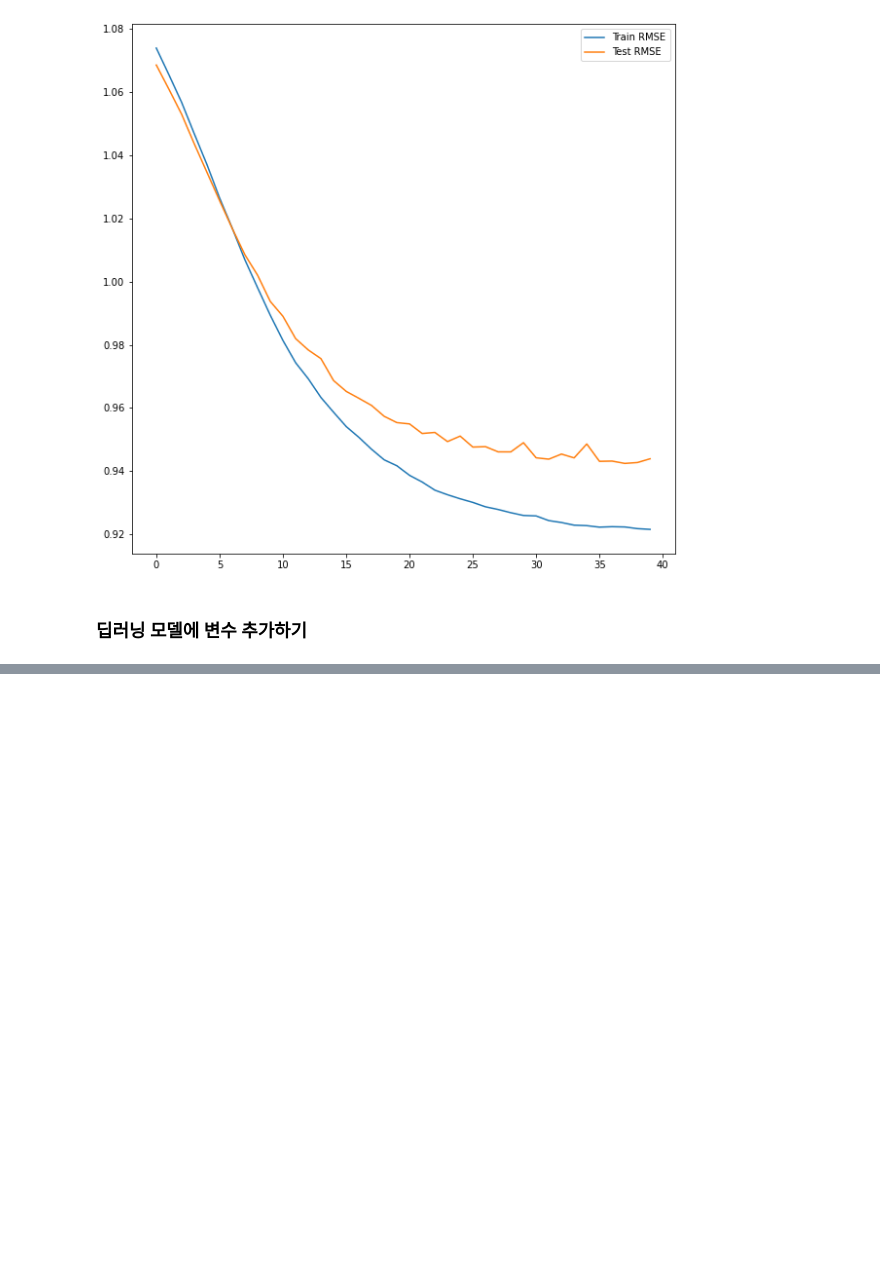
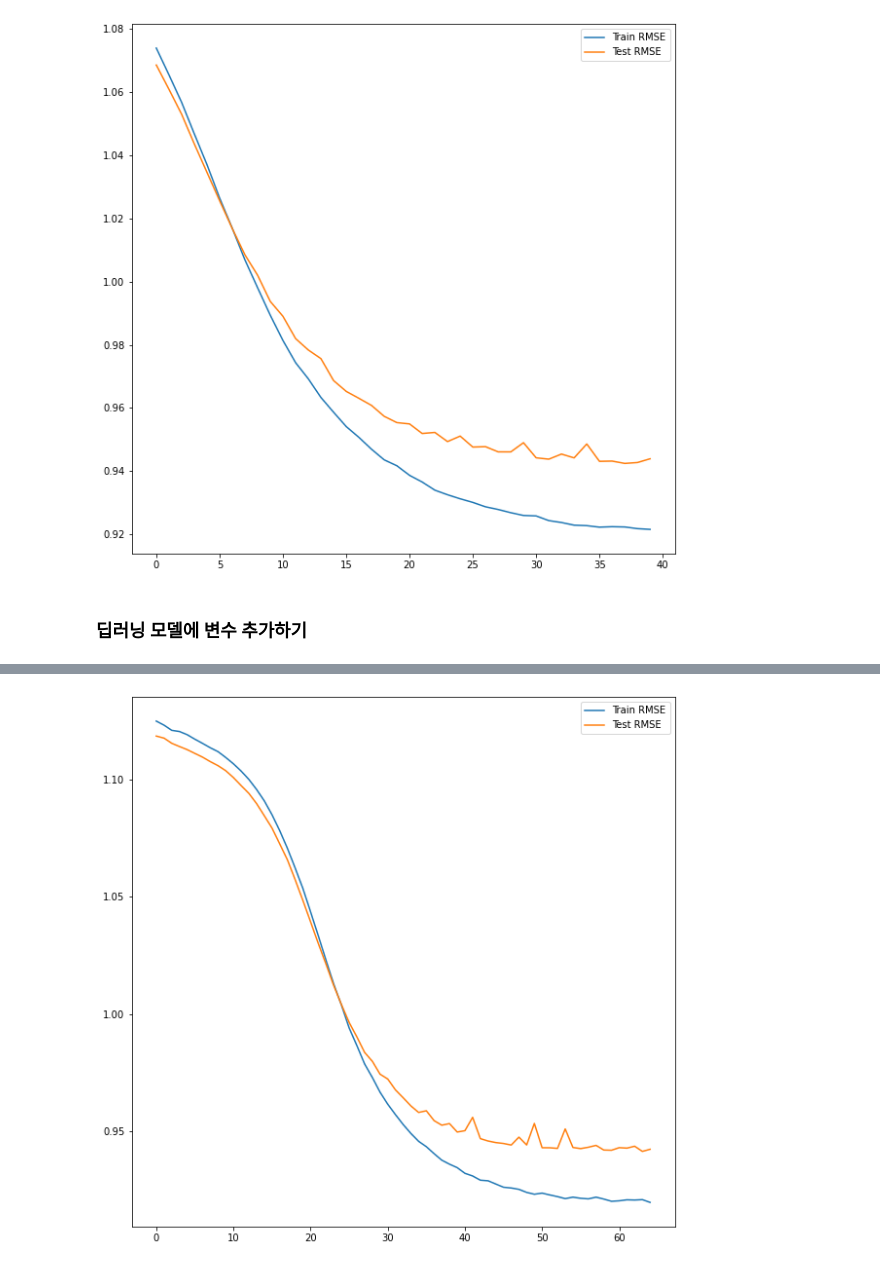
Before and after one commit to sangjinsu/personalized-recommendation-system, a Jupyter notebook: 딥러닝을적용한추천시스템.ipynb, the cells around one changed output, grey strips where cells are left out. Drawn from its saved outputs; the diff is of its cells as text; code cells hidden in the pictures; blank space fills up the shorter version.

```diff
--- a/딥러닝을적용한추천시스템.ipynb
+++ b/딥러닝을적용한추천시스템.ipynb
@@ -358,7 +358,7 @@ train_occ = pd.merge(ratings_train, users, on='user_id')['occupation']
 test_occ = pd.merge(ratings_test, users, on='user_id')['occupation']
 
 K = 200
-mu = ratings_train.mean()
+mu = ratings_train.rating.mean()
 
 M = ratings.user_id.max() + 1
 N = ratings.movie_id.max() + 1
@@ -385,8 +385,10 @@ user_bias = Flatten()(user_bias)
 item_bias = Flatten()(item_bias)
 
 occ = Input(shape=(1,))
+OCC_embedding = Embedding(L, 3, embeddings_regularizer=l2())(occ)
+OCC_layer = Flatten()(OCC_embedding)
 
-R = Concatenate()([P_embedding, Q_embedding, user_bias, item_bias])
+R = Concatenate()([P_embedding, Q_embedding, user_bias, item_bias, OCC_layer])
 R = Dense(2048)(R)
 R = Activation('linear')(R)
 
@@ -395,7 +397,7 @@ R = Activation('linear')(R)
 
 R = Dense(1)(R)
 
-model = Model(inputs=[user, item], outputs=R)
+model = Model(inputs=[user, item, occ], outputs=R)
 model.compile(
     loss=RMSE,
     optimizer=SGD(),
@@ -422,2 +424,25 @@ Trainable params: 1,877,433
 Non-trainable params: 0
 __________________________________________________________________________________________________
+# %%
+# Model Fitting
+# 모델 입력에 필요한 데이터 정리
+train_user_ids = ratings_train.user_id.values
+train_movie_ids = ratings_train.movie_id.values
+train_ratings = ratings_train.rating.values
+train_occs = train_occ.values
+
+test_user_ids = ratings_test.user_id.values
+test_movie_ids = ratings_test.movie_id.values
+test_ratings = ratings_test.rating.values
+test_occs = test_occ.values
+
+result = model.fit(
+    x = [train_user_ids, train_movie_ids, train_occs],
+    y = train_ratings - mu,
+    epochs= 65,
+    batch_size = 512,
+    validation_data=(
+        [test_user_ids, test_movie_ids, test_occs],
+        test_ratings-mu
+    )
+)
@@ -423,0 +467,9 @@ ________________________________________________________________________________
+# %%
+import matplotlib.pyplot as plt
+plt.figure(figsize=(10,10))
+plt.plot(result.history['RMSE'], label="Train RMSE")
+plt.plot(result.history['val_RMSE'], label="Test RMSE")
+plt.legend()
+plt.show()
+# %% [output]
+[figure, added]
```
Also changed, not shown: parts of 2 cells of this notebook.
